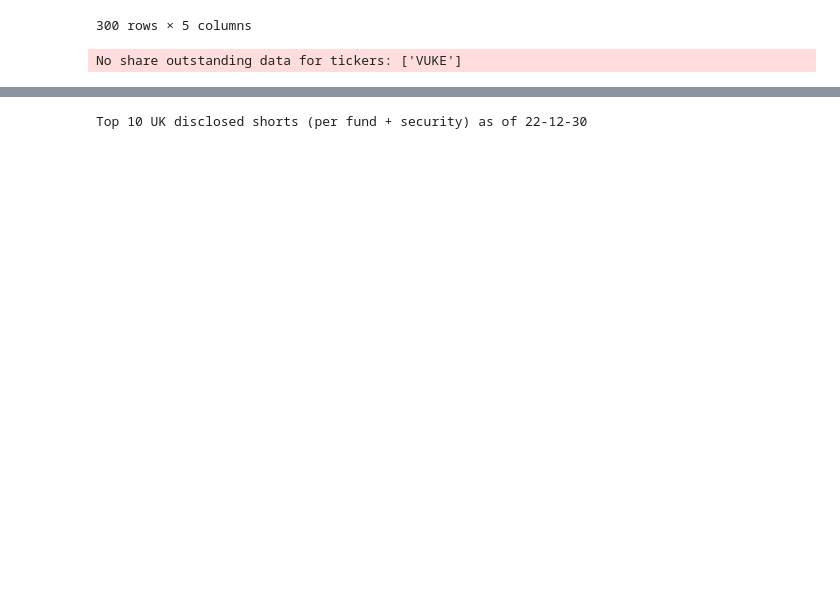
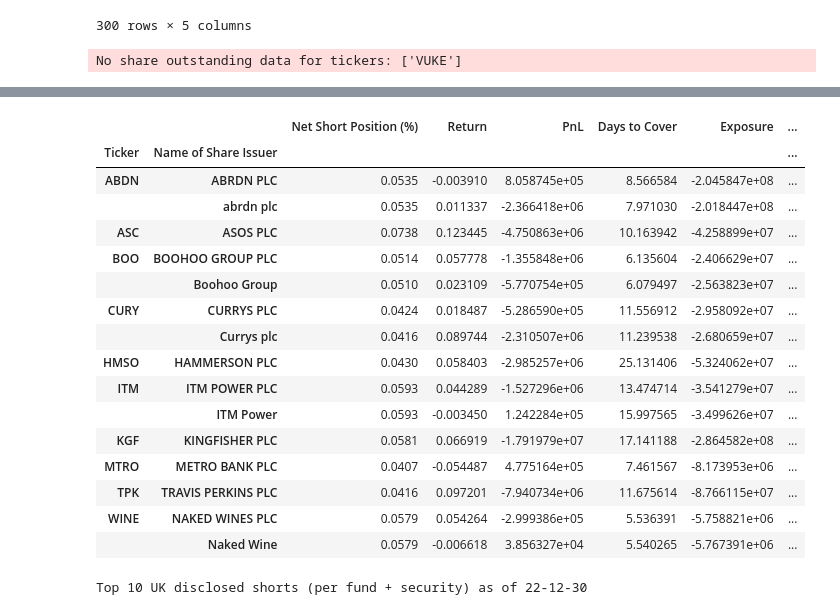
Before and after one commit to nikulpatel3141/UK-Short-Tracker, a Jupyter notebook: Notebooks/process_scripting.ipynb, the cells around one changed output, grey strips where cells are left out. Drawn from its saved outputs; the diff is of its cells as text; code cells hidden in the pictures; blank space fills up the shorter version.

```diff
--- a/Notebooks/process_scripting.ipynb
+++ b/Notebooks/process_scripting.ipynb
@@ -326,3 +326,31 @@ from short_tracker.utils import n_bdays_ago
 discl_data, mkt_data, isin_ticker_map = query_all_db_data()
 
 sec_short_metrics, fund_short_metrics = summarise_short_discl(discl_data, mkt_data, isin_ticker_map)
+# %%
+from short_tracker.config import METRICS_LOOKBACK
+from short_tracker.metrics import susbet_hist_disclosures, calc_display_metrics
+
+latest_rpt_date = discl_data[DATE_COL].max()
+lookback_date = n_bdays_ago(METRICS_LOOKBACK, latest_rpt_date)
+reindex_dates = calc_reindex_dates(latest_rpt_date)
+mkt_data_concat = prepare_mkt_data(mkt_data, reindex_dates, UK_MKT_TICKER)
+
+discl_data_ = prepare_discl_data(discl_data, isin_ticker_map)
+
+dt_cond = (discl_data_[DATE_COL] <= latest_rpt_date) & (
+    discl_data_[DATE_COL] >= lookback_date
+)
+lookback_discl = discl_data_[dt_cond]
+
+top_sec_shorts_lookback, top_fund_shorts_lookback = susbet_hist_disclosures(
+    lookback_discl, TOP_N_SHORTS, latest_rpt_date
+)
+top_sec_shorts_lookback_ = top_sec_shorts_lookback.merge(
+    mkt_data_concat, on=[DATE_COL, TICKER_COL], how="left"
+)
+top_fund_shorts_lookback_ = top_fund_shorts_lookback.merge(
+    mkt_data_concat, on=[DATE_COL, TICKER_COL], how="left"
+)
+
+fund_short_metrics = calc_display_metrics(top_fund_shorts_lookback_)
+sec_short_metrics = calc_display_metrics(top_sec_shorts_lookback_)
@@ -329,3 +396,23 @@ sec_short_metrics, fund_short_metrics = summarise_short_discl(discl_data, mkt_da
+# %%
+sec_short_metrics
+# %% [output]
+|  |  | Net Short Position (%) | Return | PnL | Days to Cover | Exposure | ... |
+| Ticker | Name of Share Issuer |  |  |  |  |  | ... |
+| ABDN | ABRDN PLC | 0.0535 | -0.003910 | 8.058745e+05 | 8.566584 | -2.045847e+08 | ... |
+|  | abrdn plc | 0.0535 | 0.011337 | -2.366418e+06 | 7.971030 | -2.018447e+08 | ... |
+| ASC | ASOS PLC | 0.0738 | 0.123445 | -4.750863e+06 | 10.163942 | -4.258899e+07 | ... |
+| BOO | BOOHOO GROUP PLC | 0.0514 | 0.057778 | -1.355848e+06 | 6.135604 | -2.406629e+07 | ... |
+|  | Boohoo Group | 0.0510 | 0.023109 | -5.770754e+05 | 6.079497 | -2.563823e+07 | ... |
+| CURY | CURRYS PLC | 0.0424 | 0.018487 | -5.286590e+05 | 11.556912 | -2.958092e+07 | ... |
+|  | Currys plc | 0.0416 | 0.089744 | -2.310507e+06 | 11.239538 | -2.680659e+07 | ... |
+| HMSO | HAMMERSON PLC | 0.0430 | 0.058403 | -2.985257e+06 | 25.131406 | -5.324062e+07 | ... |
+| ITM | ITM POWER PLC | 0.0593 | 0.044289 | -1.527296e+06 | 13.474714 | -3.541279e+07 | ... |
+|  | ITM Power | 0.0593 | -0.003450 | 1.242284e+05 | 15.997565 | -3.499626e+07 | ... |
+| KGF | KINGFISHER PLC | 0.0581 | 0.066919 | -1.791979e+07 | 17.141188 | -2.864582e+08 | ... |
+| MTRO | METRO BANK PLC | 0.0407 | -0.054487 | 4.775164e+05 | 7.461567 | -8.173953e+06 | ... |
+| TPK | TRAVIS PERKINS PLC | 0.0416 | 0.097201 | -7.940734e+06 | 11.675614 | -8.766115e+07 | ... |
+| WINE | NAKED WINES PLC | 0.0579 | 0.054264 | -2.999386e+05 | 5.536391 | -5.758821e+06 | ... |
+|  | Naked Wine | 0.0579 | -0.006618 | 3.856327e+04 | 5.540265 | -5.767391e+06 | ... |
 # %%
 report_date = discl_data[DATE_COL].max()
 df = fund_short_metrics
```
Also changed, not shown: parts of 6 cells of this notebook, 1 other file.
